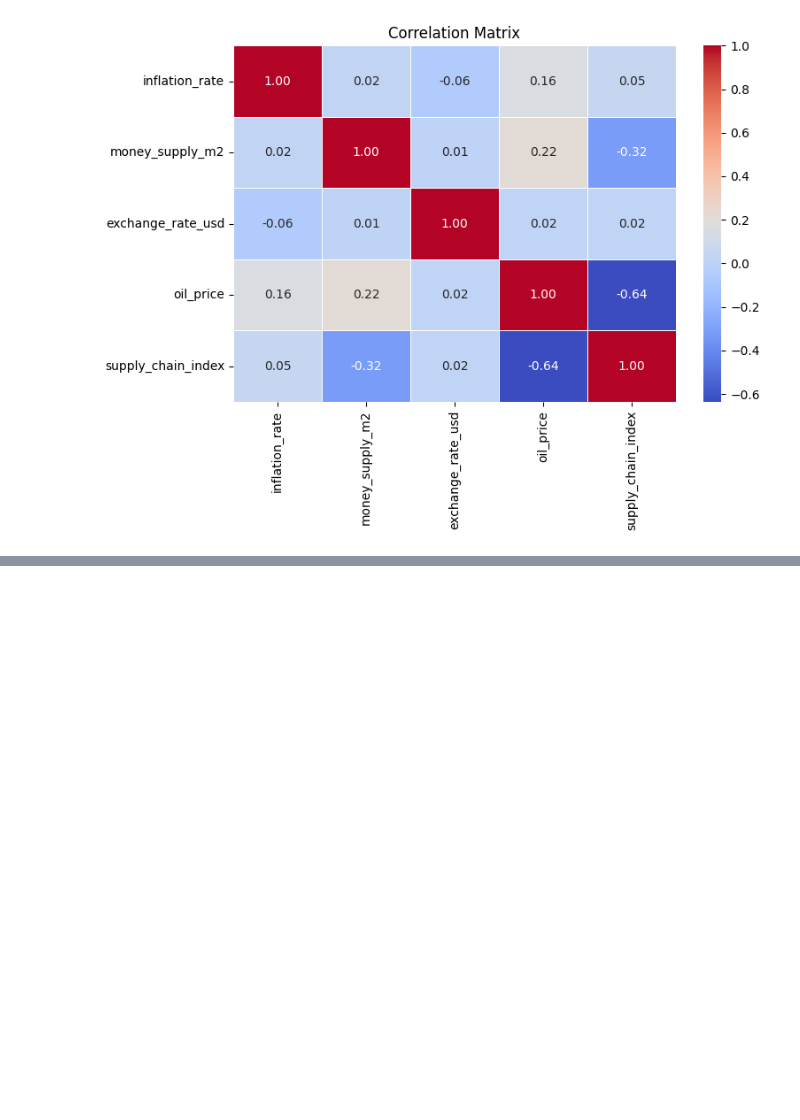
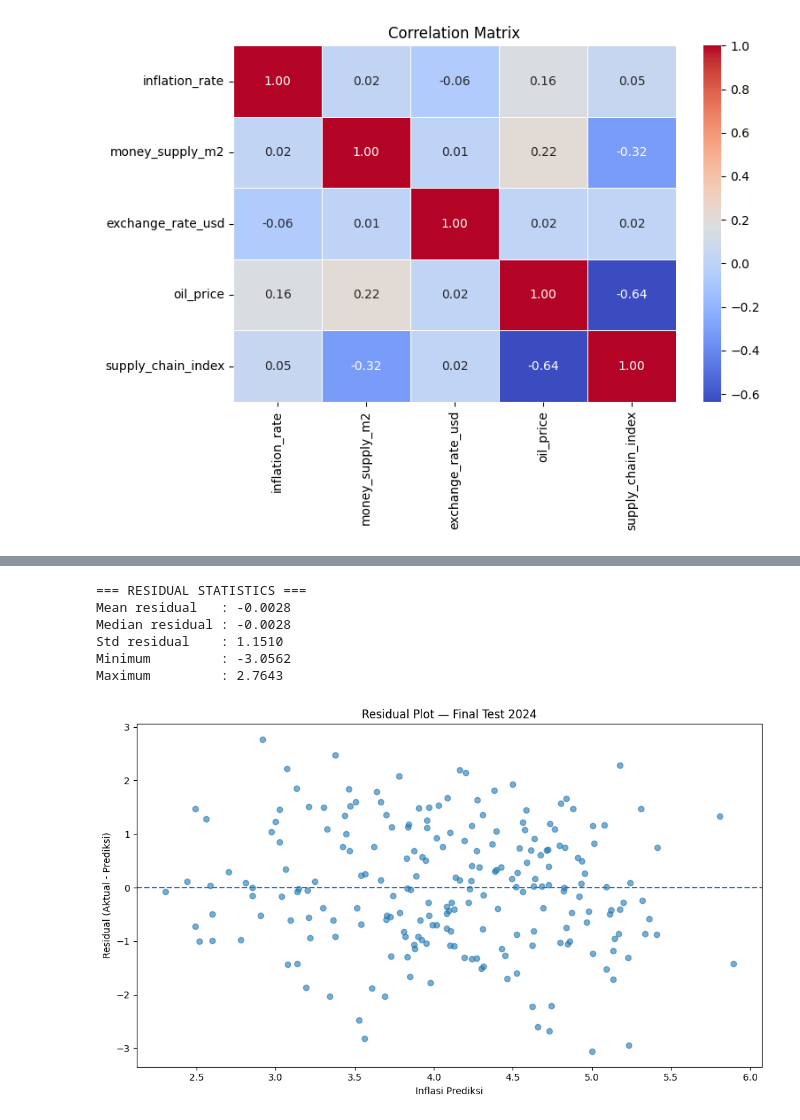
Before and after one commit to gesangamukti/global-inflation-analysis, a Jupyter notebook: globalinflationanalysispost-covid-eda-insight.ipynb, the cells around one changed output, grey strips where cells are left out. Cells and saved outputs as stored; diff of their text form; code cells hidden in the pictures; blank space fills up the shorter version.

```diff
--- a/globalinflationanalysispost-covid-eda-insight.ipynb
+++ b/globalinflationanalysispost-covid-eda-insight.ipynb
@@ -430,0 +3442,51 @@ plt.show()
+# %%
+# ============================================================
+# 23. RESIDUAL ANALYSIS
+# ============================================================
+
+final_results["residual"] = (
+    final_results[target_country]
+    - final_results["prediction"]
+)
+
+print("=== RESIDUAL STATISTICS ===")
+
+print(f"Mean residual   : {final_results['residual'].mean():.4f}")
+print(f"Median residual : {final_results['residual'].median():.4f}")
+print(f"Std residual    : {final_results['residual'].std():.4f}")
+print(f"Minimum         : {final_results['residual'].min():.4f}")
+print(f"Maximum         : {final_results['residual'].max():.4f}")
+# %% [output]
+=== RESIDUAL STATISTICS ===
+Mean residual   : -0.0028
+Median residual : -0.0028
+Std residual    : 1.1510
+Minimum         : -3.0562
+Maximum         : 2.7643
+# %%
+# ============================================================
+# 24. RESIDUAL PLOT
+# ============================================================
+
+plt.figure(figsize=(10, 6))
+
+plt.scatter(
+    final_results["prediction"],
+    final_results["residual"],
+    alpha=0.6
+)
+
+# Garis residual = 0
+plt.axhline(
+    y=0,
+    linestyle="--"
+)
+
+plt.xlabel("Inflasi Prediksi")
+plt.ylabel("Residual (Aktual - Prediksi)")
+plt.title("Residual Plot — Final Test 2024")
+
+plt.tight_layout()
+plt.show()
+# %% [output]
+[figure, added]
```
Also changed, not shown: parts of 73 cells of this notebook.
